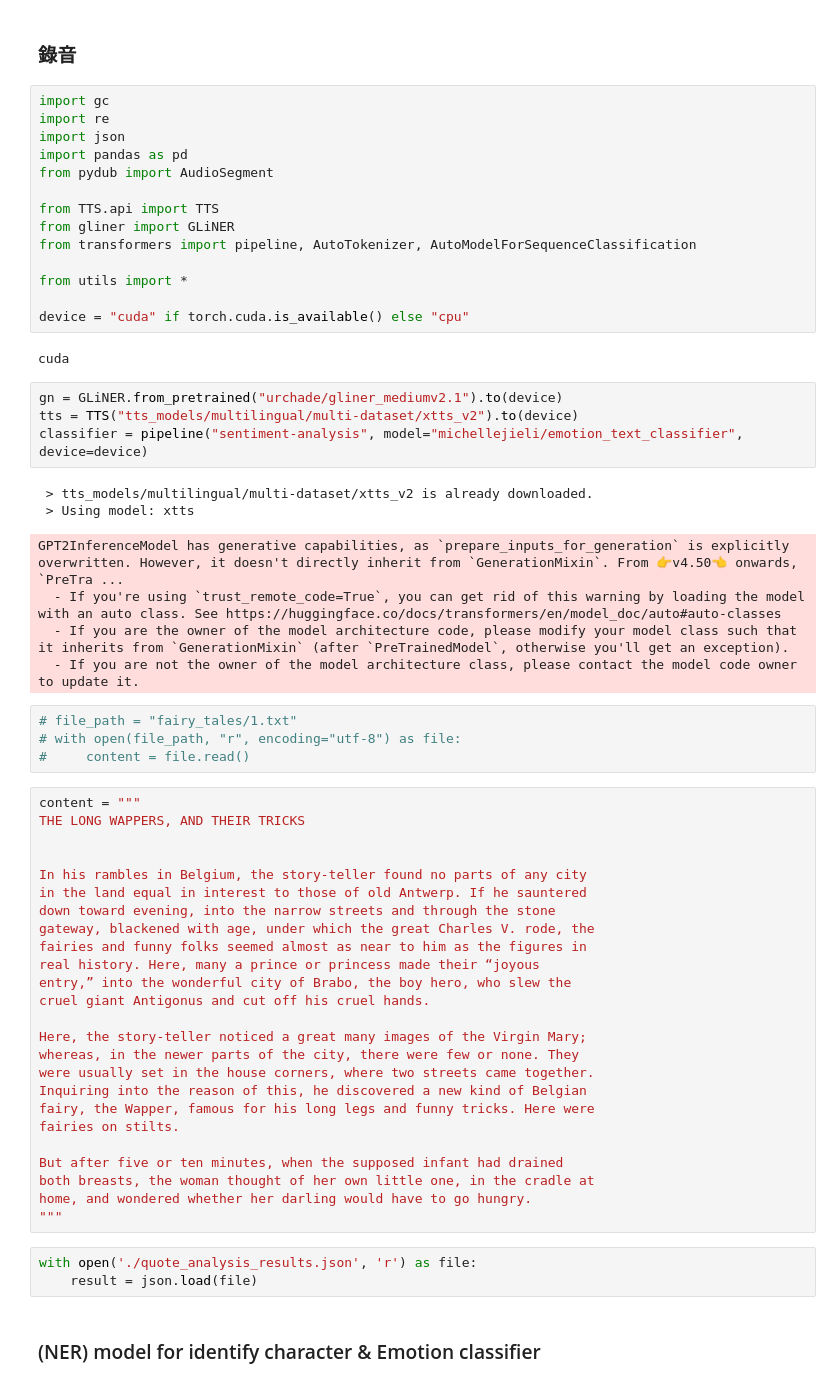
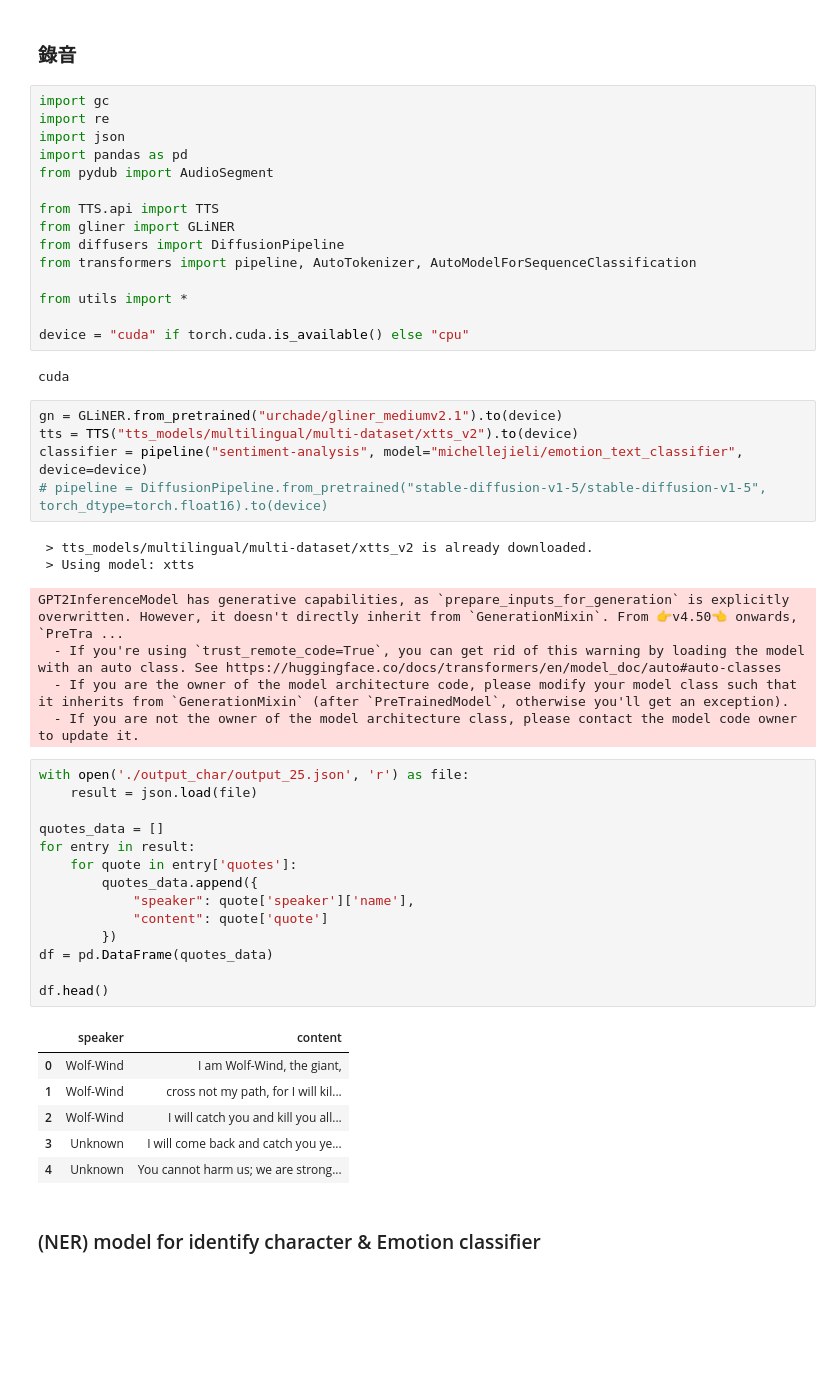
Before and after one commit to kennywang112/LLM, a Jupyter notebook: Full.ipynb, the cells around one changed output. Cells and saved outputs as stored; diff of their text form; blank space fills up the shorter version.

```diff
--- a/Full.ipynb
+++ b/Full.ipynb
@@ -9,6 +9,7 @@ from pydub import AudioSegment
 
 from TTS.api import TTS
 from gliner import GLiNER
+from diffusers import DiffusionPipeline
 from transformers import pipeline, AutoTokenizer, AutoModelForSequenceClassification
 
 from utils import *
@@ -20,6 +21,7 @@ cuda
 gn = GLiNER.from_pretrained("urchade/gliner_mediumv2.1").to(device)
 tts = TTS("tts_models/multilingual/multi-dataset/xtts_v2").to(device)
 classifier = pipeline("sentiment-analysis", model="michellejieli/emotion_text_classifier",  device=device)
+# pipeline = DiffusionPipeline.from_pretrained("stable-diffusion-v1-5/stable-diffusion-v1-5", torch_dtype=torch.float16).to(device)
 # %% [output]
  > tts_models/multilingual/multi-dataset/xtts_v2 is already downloaded.
  > Using model: xtts
@@ -27,38 +29,27 @@ GPT2InferenceModel has generative capabilities, as `prepare_inputs_for_generatio
   - If you're using `trust_remote_code=True`, you can get rid of this warning by loading the model with an auto class. See https://huggingface.co/docs/transformers/en/model_doc/auto#auto-classes
   - If you are the owner of the model architecture code, please modify your model class such that it inherits from `GenerationMixin` (after `PreTrainedModel`, otherwise you'll get an exception).
   - If you are not the owner of the model architecture class, please contact the model code owner to update it.
-# %%
-# file_path = "fairy_tales/1.txt"
-# with open(file_path, "r", encoding="utf-8") as file:
-#     content = file.read()
-# %%
-content = """
-THE LONG WAPPERS, AND THEIR TRICKS
-
-
-In his rambles in Belgium, the story-teller found no parts of any city
-in the land equal in interest to those of old Antwerp. If he sauntered
-down toward evening, into the narrow streets and through the stone
-gateway, blackened with age, under which the great Charles V. rode, the
-fairies and funny folks seemed almost as near to him as the figures in
-real history. Here, many a prince or princess made their “joyous
-entry,” into the wonderful city of Brabo, the boy hero, who slew the
-cruel giant Antigonus and cut off his cruel hands.
-
-Here, the story-teller noticed a great many images of the Virgin Mary;
-whereas, in the newer parts of the city, there were few or none. They
-were usually set in the house corners, where two streets came together.
-Inquiring into the reason of this, he discovered a new kind of Belgian
-fairy, the Wapper, famous for his long legs and funny tricks. Here were
-fairies on stilts.
-
-But after five or ten minutes, when the supposed infant had drained
-both breasts, the woman thought of her own little one, in the cradle at
-home, and wondered whether her darling would have to go hungry.
-"""
-# %%
-with open('./quote_analysis_results.json', 'r') as file:
-    result = json.load(file)
+# %%
+with open('./output_char/output_25.json', 'r') as file:
+    result = json.load(file)
+
+quotes_data = []
+for entry in result:
+    for quote in entry['quotes']:
+        quotes_data.append({
+            "speaker": quote['speaker']['name'],
+            "content": quote['quote']
+        })
+df = pd.DataFrame(quotes_data)
+
+df.head()
+# %% [output]
+|  | speaker | content |
+| 0 | Wolf-Wind | I am Wolf-Wind, the giant, |
+| 1 | Wolf-Wind | cross not my path, for I will kil... |
+| 2 | Wolf-Wind | I will catch you and kill you all... |
+| 3 | Unknown | I will come back and catch you ye... |
+| 4 | Unknown | You cannot harm us; we are strong... |
 # %% [markdown]
 ### (NER) model for identify character & Emotion classifier
 # %%
```
Also changed, not shown: parts of 14 cells of this notebook, 38 other files.
